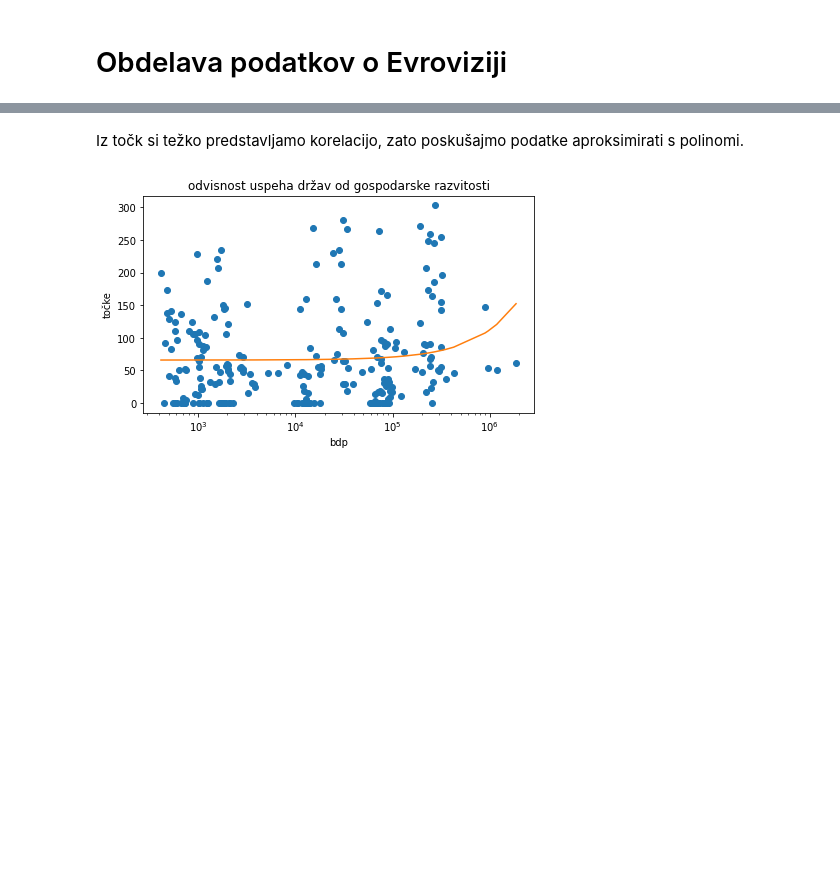
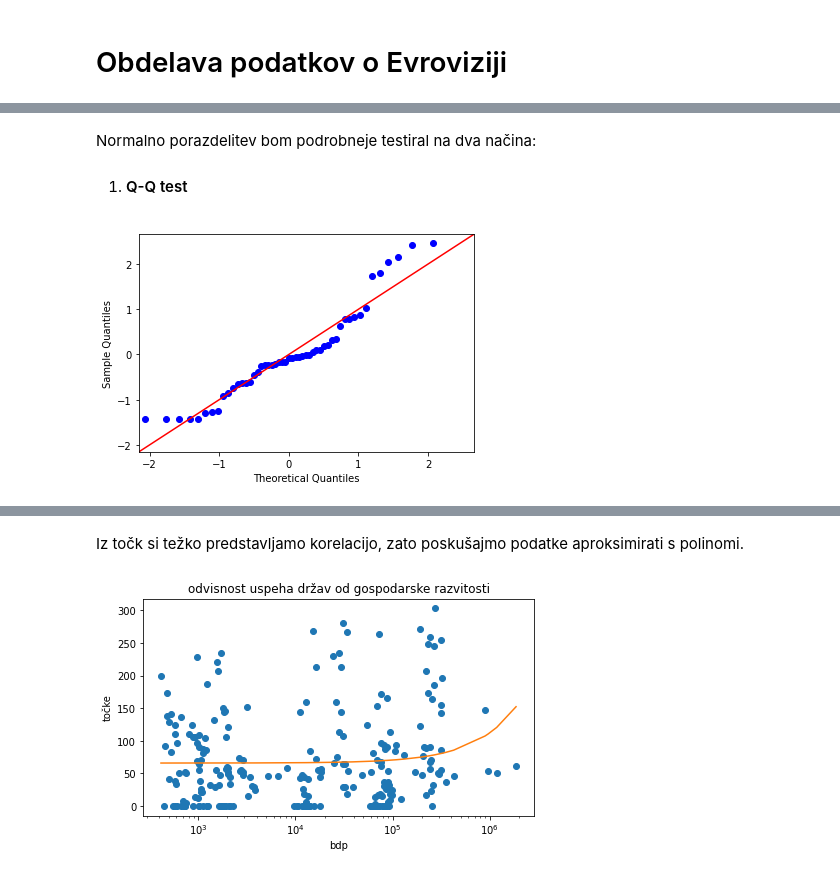
Before and after one commit to lukasimcic/Evrovizija-obdelava-podatkov, a Jupyter notebook: obdelava_podatkov.ipynb, the cells around one changed output, grey strips where cells are left out. Drawn from its saved outputs; the diff is of its cells as text; code cells hidden in the pictures; blank space fills up the shorter version.

```diff
--- a/obdelava_podatkov.ipynb
+++ b/obdelava_podatkov.ipynb
@@ -22,0 +54,8 @@ glasovi = glasovi.rename(columns={'Year': 'leto', 'From country': 'od države',
+# %% [markdown]
+Normalno porazdelitev bom podrobneje testiral na dva načina:
+
+1. #### Q-Q test
+# %%
+qqplot = sm.qqplot(točke, line='45', fit=True)
+# %% [output]
+[figure, added]
```
Also changed, not shown: parts of 15 cells of this notebook.
